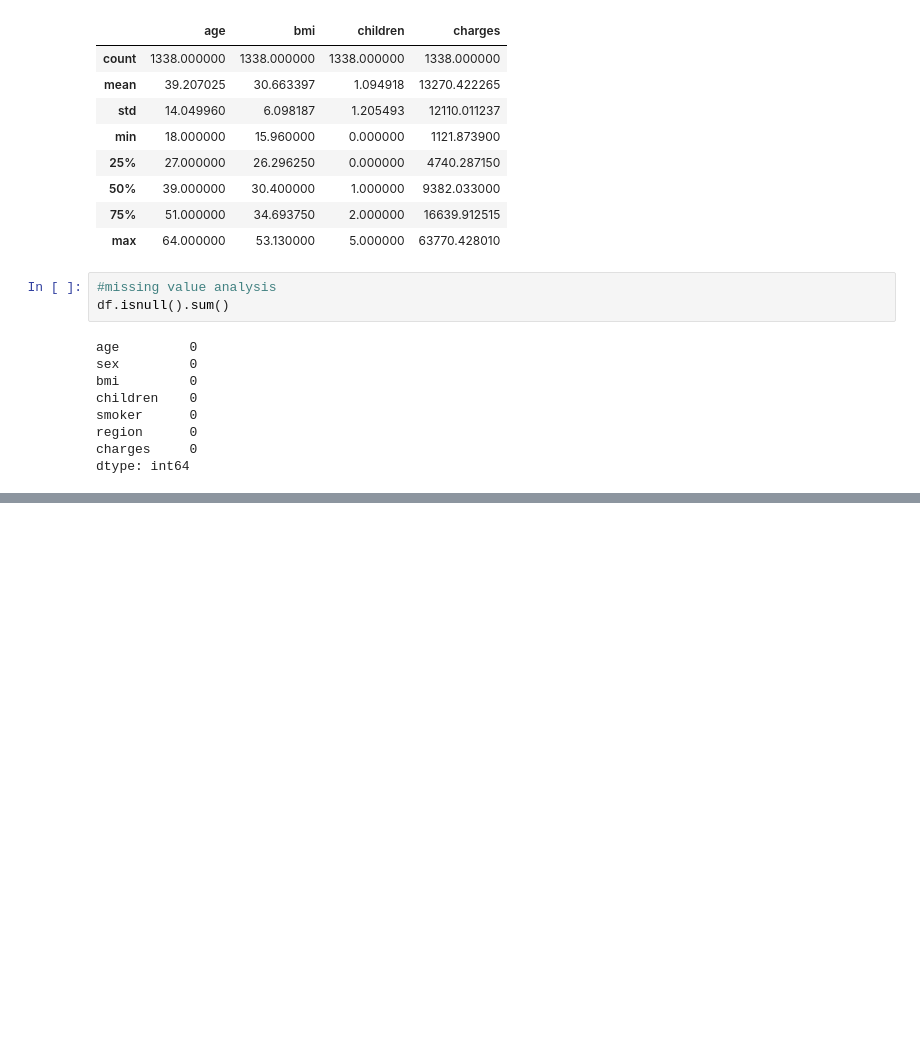
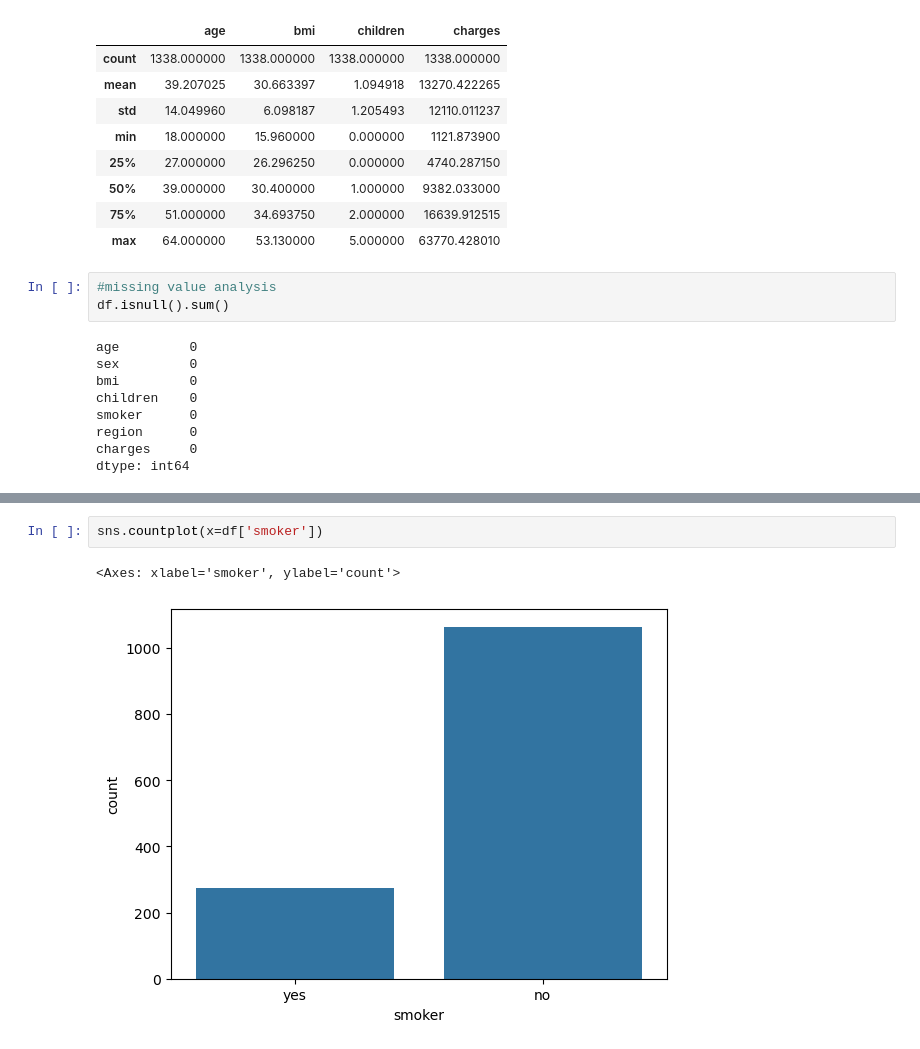
Before and after one commit to suryssss/EDA, a Jupyter notebook: predicting-charges/prediction.ipynb, the cells around one changed output, grey strips where cells are left out. Drawn from its saved outputs; the diff is of its cells as text; blank space fills up the shorter version.

```diff
--- a/predicting-charges/prediction.ipynb
+++ b/predicting-charges/prediction.ipynb
@@ -76,0 +102,5 @@ dtype: int64
+# %%
+sns.countplot(x=df['smoker'])
+# %% [output]
+<Axes: xlabel='smoker', ylabel='count'>
+[figure, added]
```
Also changed, not shown: parts of 4 cells of this notebook.
